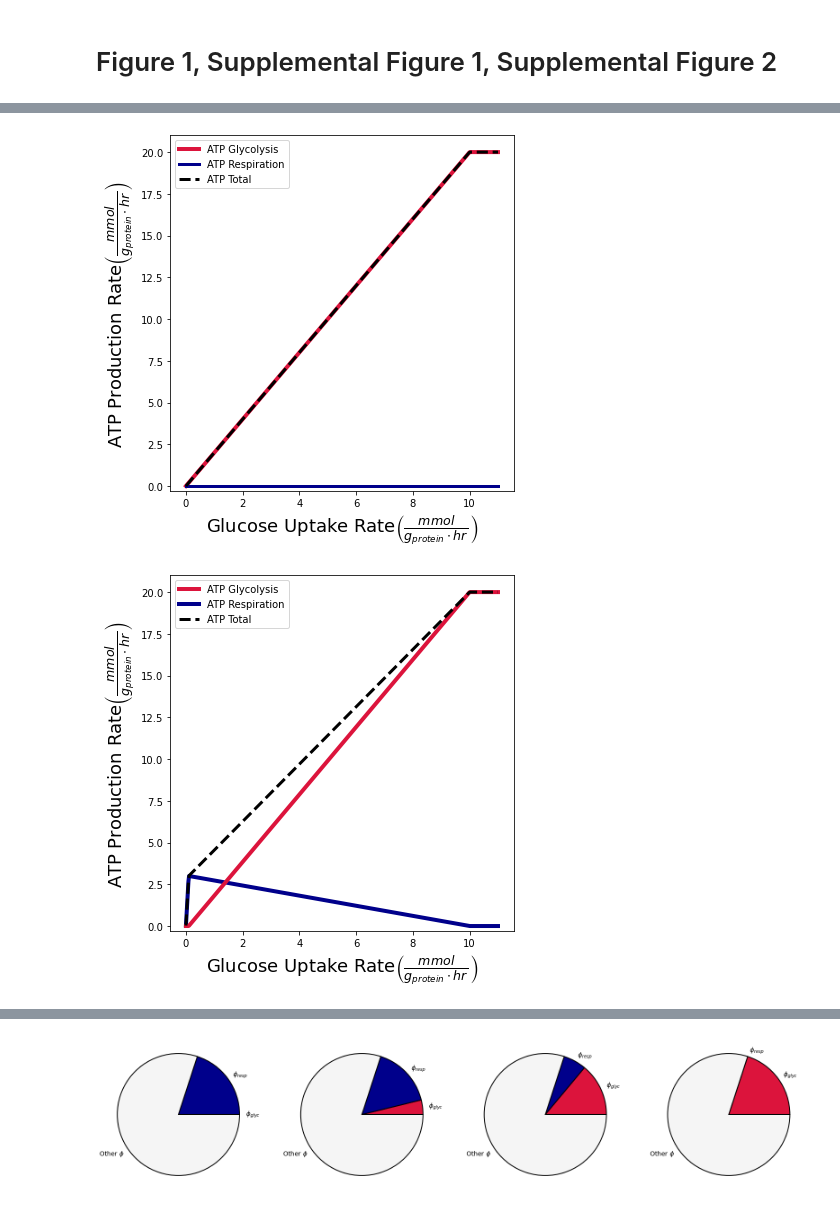
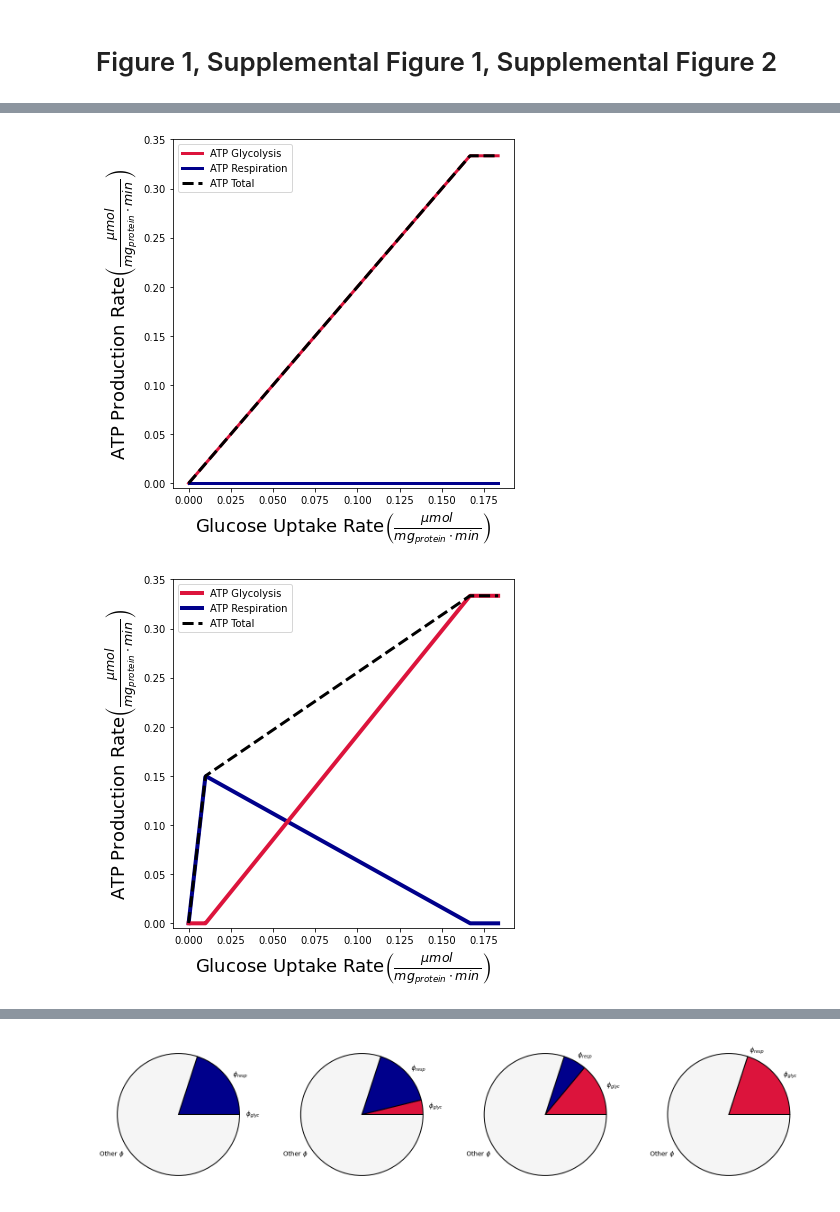
Before and after one commit to DenisTitovLab/WarburgEffectModel, a Jupyter notebook: Figure 1, Supplemental Figure 1, Supplemental Figure 2.ipynb, the cells around one changed output, grey strips where cells are left out. Cells and saved outputs as stored; diff of their text form; code cells hidden in the pictures.

```diff
--- a/Figure 1, Supplemental Figure 1, Supplemental Figure 2.ipynb
+++ b/Figure 1, Supplemental Figure 1, Supplemental Figure 2.ipynb
@@ -122,11 +122,11 @@ def warburgLoop(GUR, V_Glyc_Loop, V_Resp_Loop, Y_Glyc_Loop, Y_Resp_Loop):
     return(df)
 # %%
 #Y_resp > Y_glyc & Y_resp * V_resp > Y_glyc * V_glyc
-glucose_test = np.linspace(.001,11,500)
-VG = 0.01
-VR = 0.5
+glucose_test = np.linspace(.001 / 60 , 11 / 60 ,500)
+VG = 0.01 / 60
+VR = 3 / 60
 YG = 2
-YR = 30
+YR = 15
 mix_1 = warburgLoop(glucose_test, VG, VR, YG, YR)
 mix_1['Fraction_Boundary'] = 0
 mix_1.loc[mix_1['glyc_mass'] >= 0.2, 'Fraction_Boundary'] = 2
@@ -136,9 +136,9 @@ mix_1['ATP_resp'] = mix_1['resp_mass'] * VR * YR
 mix_1['ATP_total'] = mix_1['ATP_ferm'] + mix_1['ATP_resp']
 
 #Y_resp < Y_glyc & Y_resp * V_resp < Y_glyc * V_glyc
-glucose_test = np.linspace(.001,11,500)
-VG = 50
-VR = 0.5
+glucose_test = np.linspace(.001 / 60 ,11 / 60 ,500)
+VG = 50 / 60
+VR = 3 / 60
 YG = 2
 YR = 1
 mix_2 = warburgLoop(glucose_test, VG, VR, YG, YR)
@@ -150,11 +150,12 @@ mix_2['ATP_resp'] = mix_2['resp_mass'] * VR * YR
 mix_2['ATP_total'] = mix_2['ATP_ferm'] + mix_2['ATP_resp']
 
 #Y_resp > Y_glyc & Y_resp * V_resp < Y_glyc * V_glyc
-glucose_test = np.linspace(.001,11,500)
-VG = 50
-VR = 0.5
+#glucose_test = np.linspace(.001 / 60 ,11 / 60 ,500)
+glucose_test = np.linspace(.001 / 60 ,11 / 60 ,500)
+VG = 50 / 60
+VR = 3 / 60
 YG = 2
-YR = 30
+YR = 15
 mix_3 = warburgLoop(glucose_test, VG, VR, YG, YR)
 mix_3['Fraction_Boundary'] = 0
 mix_3.loc[mix_3['glyc_mass'] >= 0.2, 'Fraction_Boundary'] = 2
@@ -205,7 +206,7 @@ color_dict = dict({0:'darkblue',
                    2: 'crimson'})
 
 sns.lineplot(x="gluc", y="ATP_ferm",
-              data=mix_2, color = 'crimson', linewidth = 4)
+              data=mix_2, color = 'crimson', linewidth = 3)
 fig.set_size_inches(6,6)
 plt.tight_layout()
 
@@ -215,49 +216,53 @@ fig.set_size_inches(6,6)
 
 sns.lineplot(x="gluc", y="ATP_total",
               data=mix_2, color = 'black', linewidth = 3, linestyle='--')
-ax.set_xlabel("Glucose Uptake Rate" r'$ \left(\frac{mmol}{g_{protein} \cdot hr^{}}\right)$', fontsize=18)
-ax.set_ylabel("ATP Production Rate" r'$ \left(\frac{mmol}{g_{protein} \cdot hr^{}}\right)$', fontsize=18)
+ax.set_xlabel("Glucose Uptake Rate" r'$ \left(\frac{\mu mol}{mg_{protein} \cdot min^{}}\right)$', fontsize=18)
+ax.set_ylabel("ATP Production Rate" r'$ \left(\frac{\mu mol}{mg_{protein} \cdot min^{}}\right)$', fontsize=18)
 plt.legend(title=False, loc='upper left', labels=["ATP Glycolysis", "ATP Respiration", 'ATP Total'])
 fig.set_size_inches(6,6)
 
-ax.set_ylim(-0.3,21)
+ax.set_ylim(-0.3 / 60 ,21 / 60)
 
 plt.tight_layout()
 
-fig.savefig('./Figures/fig1d_glyc_glyc.svg',format='svg', dpi=1200)
+fig.savefig('./Figures/fig1d.svg',format='svg', dpi=1200)
 # %% [output]
-[figure, old version]
+[figure, new version]
 # %%
 #Fig. 1e
 #Y_resp > Y_glyc & Y_resp * V_resp < Y_glyc * V_glyc
 fig, ax = plt.subplots(figsize=(8,2))
 ax.patch.set_facecolor('white')
 
 color_dict = dict({0:'darkblue',
                    1:'purple',
                    2: 'crimson'})
 
 sns.lineplot(x="gluc", y="ATP_ferm",
               data=mix_3, color = 'crimson', linewidth = 4, zorder = 2)
 fig.set_size_inches(8,6)
 plt.tight_layout()
 
 sns.lineplot(x="gluc", y="ATP_resp",
               data=mix_3, color = 'darkblue', linewidth = 4, zorder = 1)
 fig.set_size_inches(6,6)
 
 sns.lineplot(x="gluc", y="ATP_total",
-              data=mix_3, color = 'black', linewidth = 3, linestyle='--')
-ax.set_xlabel("Glucose Uptake Rate" r'$ \left(\frac{mmol}{g_{protein} \cdot hr^{}}\right)$', fontsize=18)
-ax.set_ylabel("ATP Production Rate" r'$ \left(\frac{mmol}{g_{protein} \cdot hr^{}}\right)$', fontsize=18)
+              data=mix_3, color = 'black', linewidth = 3, linestyle='--', zorder = 3)
+
+ax.set_xlabel("Glucose Uptake Rate" r'$ \left(\frac{\mu mol}{mg_{protein} \cdot min^{}}\right)$', fontsize=18)
+ax.set_ylabel("ATP Production Rate" r'$ \left(\frac{\mu mol}{mg_{protein} \cdot min^{}}\right)$', fontsize=18)
 plt.legend(title=False, loc='upper left', labels=["ATP Glycolysis", "ATP Respiration", 'ATP Total'])
 fig.set_size_inches(6,6)
 
-ax.set_ylim(-0.3,21)
+ax.set_ylim(-0.3/ 60, 21 / 60)
+
+#ax.set_xlim(-0.03/ 60, 0.01)
+#ax.set_ylim(-0.3/ 60, .2)
 
 plt.tight_layout()
 
 #save fig
-fig.savefig('./Figures/fig1e_resp_glyc.svg',format='svg', dpi=1200)
+fig.savefig('./Figures/fig1e.svg',format='svg', dpi=1200)
 # %% [output]
-[figure, old version]
+[figure, new version]
```
Also changed, not shown: parts of 18 cells of this notebook.
